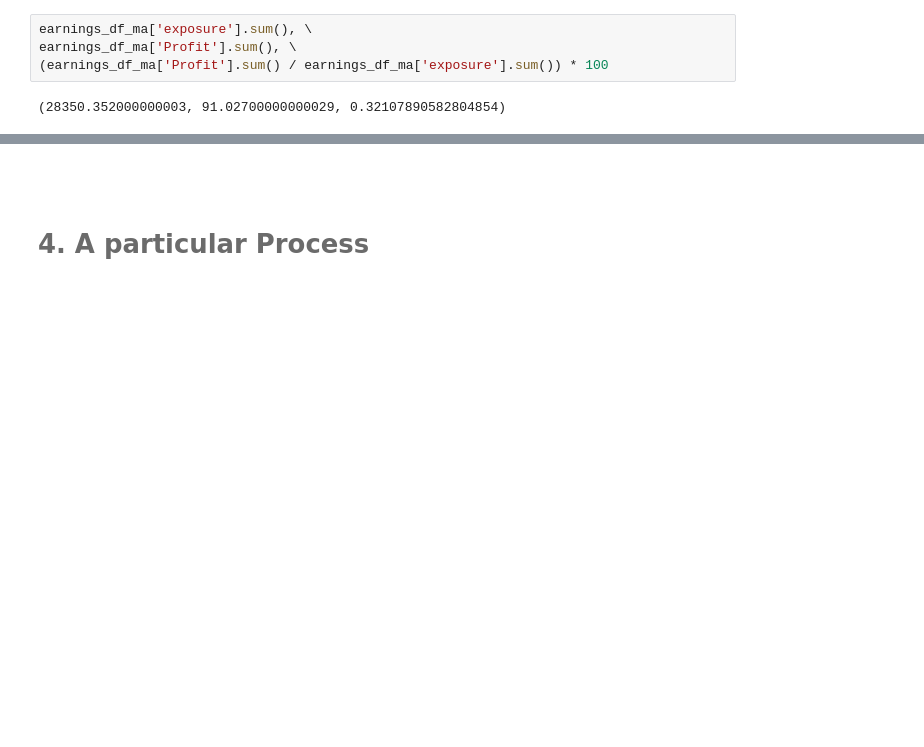
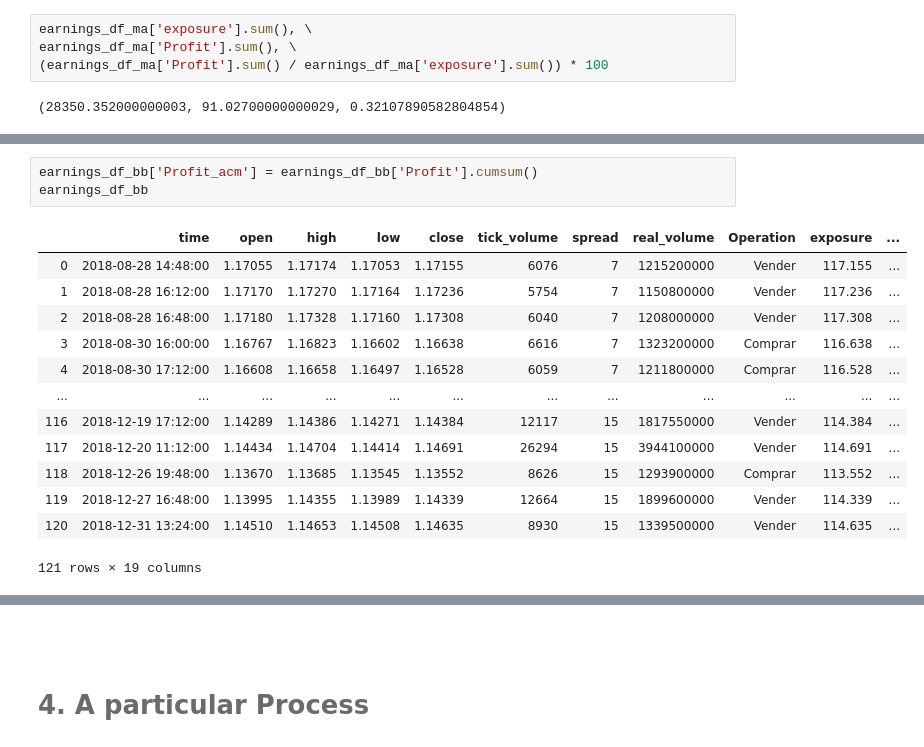
Before and after one commit to labv98/MyST_LAB_5_E1, a Jupyter notebook: Notebook_LAB5.ipynb, the cells around one changed output, grey strips where cells are left out. Saved outputs shown, nothing was run; the diff lists cells and outputs as text; blank space fills up the shorter version.

```diff
--- a/Notebook_LAB5.ipynb
+++ b/Notebook_LAB5.ipynb
@@ -338,3 +394,20 @@ earnings_df_bb
+# %%
+earnings_df_bb['Profit_acm'] = earnings_df_bb['Profit'].cumsum()
+earnings_df_bb
+# %% [output]
+|  | time | open | high | low | close | tick_volume | spread | real_volume | Operation | exposure | ... |
+| 0 | 2018-08-28 14:48:00 | 1.17055 | 1.17174 | 1.17053 | 1.17155 | 6076 | 7 | 1215200000 | Vender | 117.155 | ... |
+| 1 | 2018-08-28 16:12:00 | 1.17170 | 1.17270 | 1.17164 | 1.17236 | 5754 | 7 | 1150800000 | Vender | 117.236 | ... |
+| 2 | 2018-08-28 16:48:00 | 1.17180 | 1.17328 | 1.17160 | 1.17308 | 6040 | 7 | 1208000000 | Vender | 117.308 | ... |
+| 3 | 2018-08-30 16:00:00 | 1.16767 | 1.16823 | 1.16602 | 1.16638 | 6616 | 7 | 1323200000 | Comprar | 116.638 | ... |
+| 4 | 2018-08-30 17:12:00 | 1.16608 | 1.16658 | 1.16497 | 1.16528 | 6059 | 7 | 1211800000 | Comprar | 116.528 | ... |
+| ... | ... | ... | ... | ... | ... | ... | ... | ... | ... | ... | ... |
+| 116 | 2018-12-19 17:12:00 | 1.14289 | 1.14386 | 1.14271 | 1.14384 | 12117 | 15 | 1817550000 | Vender | 114.384 | ... |
+| 117 | 2018-12-20 11:12:00 | 1.14434 | 1.14704 | 1.14414 | 1.14691 | 26294 | 15 | 3944100000 | Vender | 114.691 | ... |
+| 118 | 2018-12-26 19:48:00 | 1.13670 | 1.13685 | 1.13545 | 1.13552 | 8626 | 15 | 1293900000 | Comprar | 113.552 | ... |
+| 119 | 2018-12-27 16:48:00 | 1.13995 | 1.14355 | 1.13989 | 1.14339 | 12664 | 15 | 1899600000 | Vender | 114.339 | ... |
+| 120 | 2018-12-31 13:24:00 | 1.14510 | 1.14653 | 1.14508 | 1.14635 | 8930 | 15 | 1339500000 | Vender | 114.635 | ... |
+121 rows × 19 columns
 # %%
 earnings_df_bb['exposure'].sum(), \
 earnings_df_bb['Profit'].sum(), \
```
Also changed, not shown: parts of 20 cells of this notebook.
